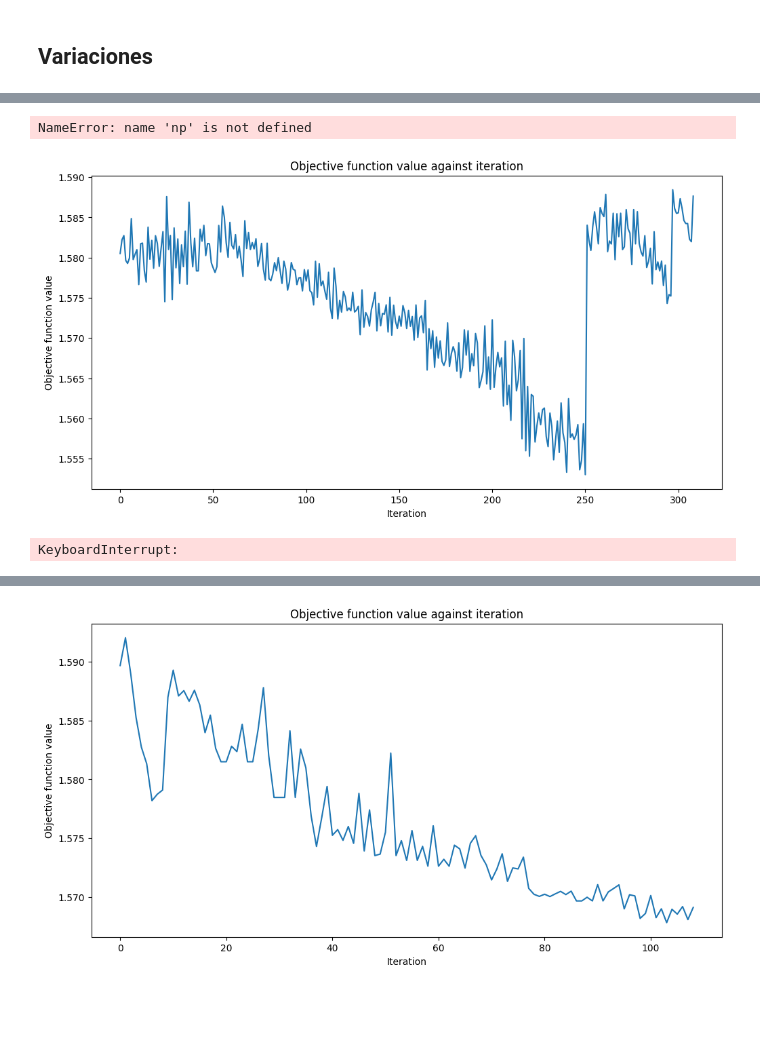
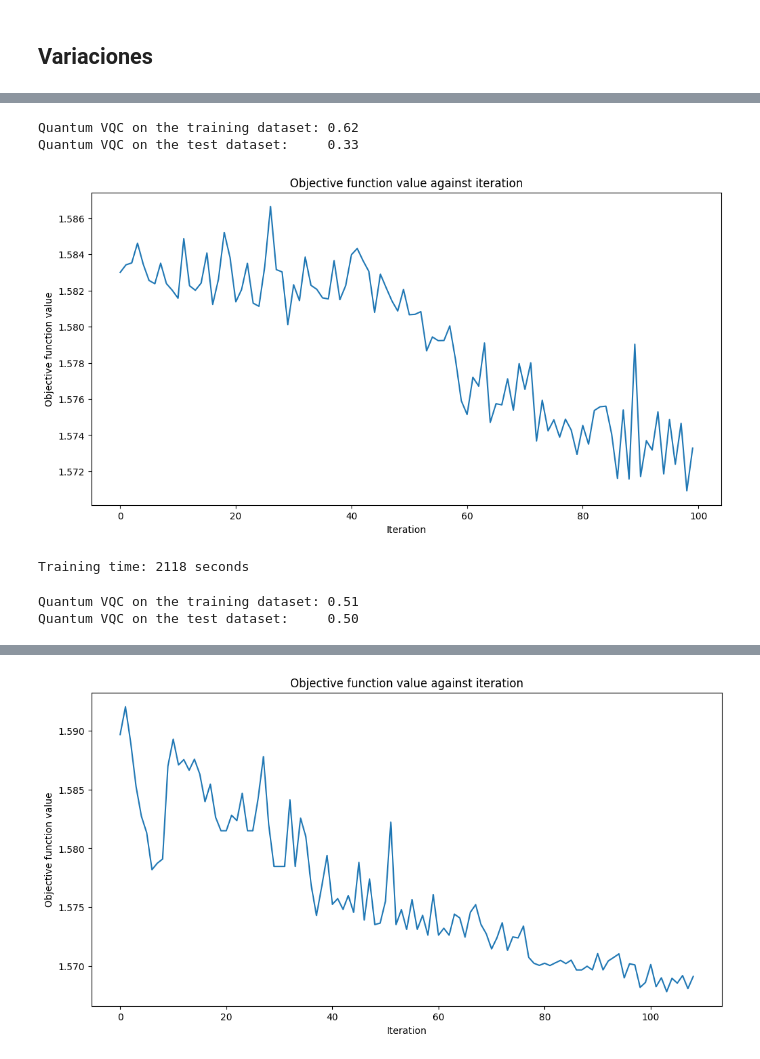
Before and after one commit to FernandoMond/Quantum-Machine-Learning, a Jupyter notebook: P2 Variacional/P1.2 QNN.ipynb, the cells around one changed output, grey strips where cells are left out. Drawn from its saved outputs; the diff is of its cells as text; code cells hidden in the pictures; blank space fills up the shorter version.

```diff
--- a/P2 Variacional/P1.2 QNN.ipynb
+++ b/P2 Variacional/P1.2 QNN.ipynb
@@ -184,42 +188,49 @@ KeyboardInterrupt:
 # %%
-rounded_train__labels=np.argmax(train_labels_oh, axis=1)
-rounded_test_labels=np.argmax(test_labels_oh, axis=1)
 
-
-train_score_q2 = vqc2.score(features_train, rounded_train__labels[1])
-test_score_q2 = vqc2.score(features_test, rounded_test__labels[1])
+train_score_q2 = vqc2.score(features_train, labels_train)
+test_score_q2 = vqc2.score(features_test, labels_test)
 
 
 
 print(f"Quantum VQC on the training dataset: {train_score_q2:.2f}")
 print(f"Quantum VQC on the test dataset:     {test_score_q2:.2f}")
 # %% [output]
-NameError: name 'np' is not defined
+Quantum VQC on the training dataset: 0.62
+Quantum VQC on the test dataset:     0.33
-# %%
-
-#Caso 3: Classifier PauliTwoDesign, Optimizer SPSA
-
-classifier = PauliTwoDesign(13, reps=1, insert_barriers=False)
-optimizer = SPSA(maxiter=100)
-
-
-
-
-
-vqc3 = VQC(
-    sampler=sampler,
-    feature_map=featureMap,
-    ansatz=classifier,
-    optimizer=optimizer,
-    callback=callback_graph,
-)
-
-clear_output()
-start = time.time()
-vqc3.fit(features_train, labels_train)
-elapsed = time.time() - start
-
-print(f"Training time: {round(elapsed)} seconds")
-# %% [output]
-[figure, removed]
-KeyboardInterrupt:
+# %%
+#Caso x: Classifier RealAmplitudes, Optimizer COBYLA
+
+from qiskit.circuit.library import RealAmplitudes
+
+classifier = RealAmplitudes(num_qubits=13, reps=3)
+optimizer = COBYLA(maxiter=100)
+
+plt.clf()
+
+vqcx = VQC(
+    sampler=sampler,
+    feature_map=featureMap,
+    ansatz=classifier,
+    optimizer=optimizer,
+    callback=callback_graph,
+)
+
+
+
+start = time.time()
+vqcx.fit(features_train, labels_train)
+elapsed = time.time() - start
+
+print(f"Training time: {round(elapsed)} seconds")
+# %% [output]
+[figure, added]
+Training time: 2118 seconds
+# %%
+train_score_qx = vqcx.score(features_train, labels_train)
+test_score_qx = vqcx.score(features_test, labels_test)
+
+print(f"Quantum VQC on the training dataset: {train_score_qx:.2f}")
+print(f"Quantum VQC on the test dataset:     {test_score_qx:.2f}")
+# %% [output]
+Quantum VQC on the training dataset: 0.51
+Quantum VQC on the test dataset:     0.50
```
Also changed, not shown: parts of 34 cells of this notebook.
